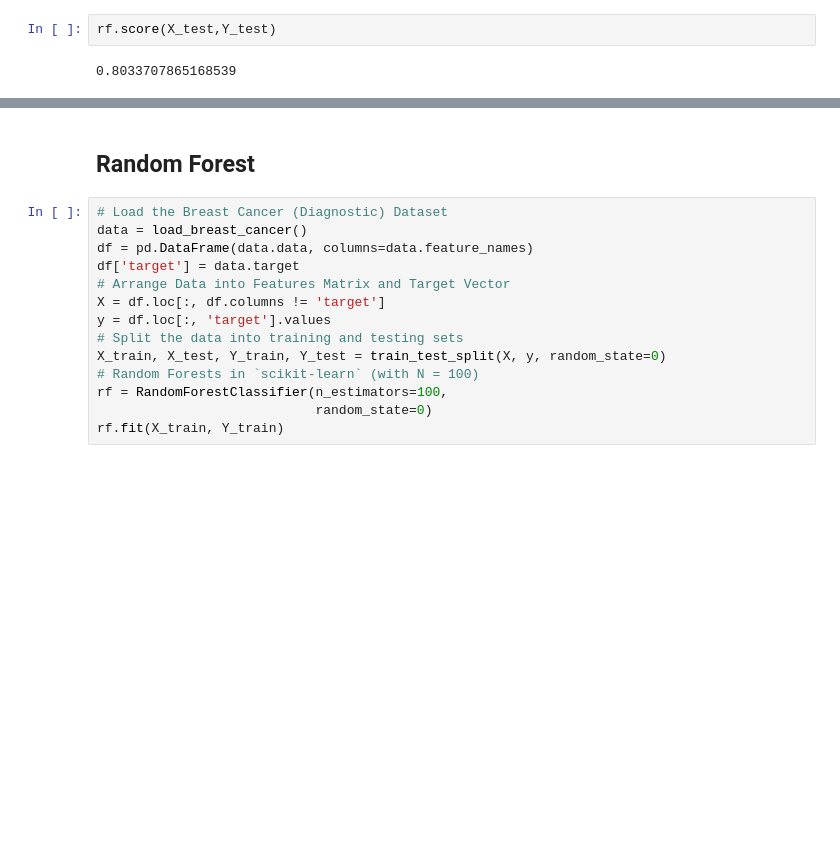
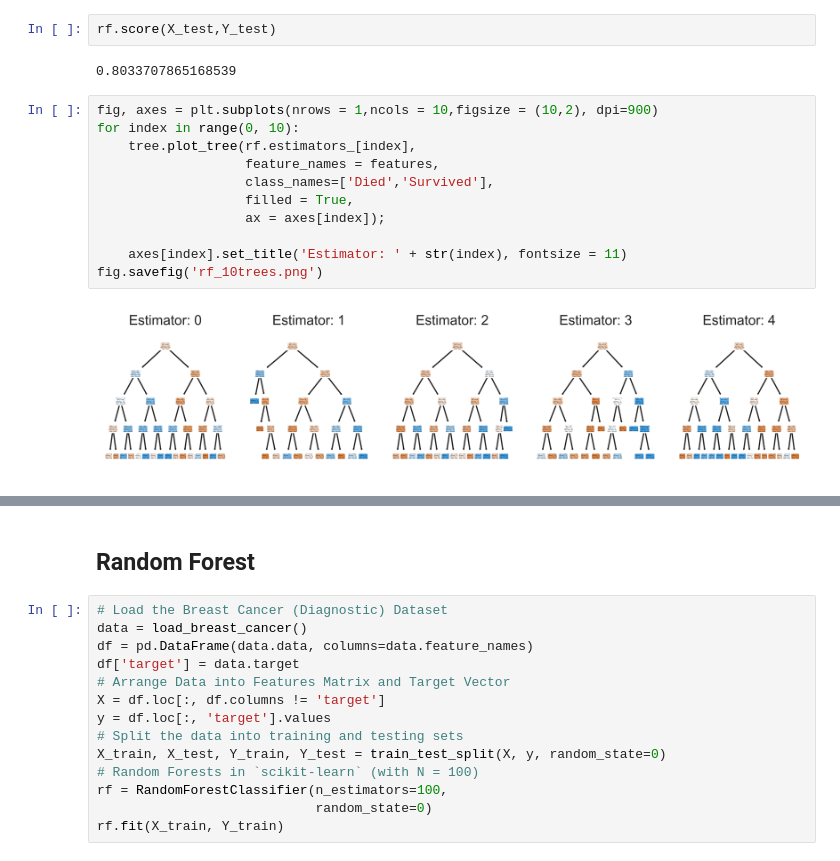
Before and after one commit to pbellot/FormationPANDAS, a Jupyter notebook: DecisionTrees.ipynb, the cells around one changed output, grey strips where cells are left out. Cells and saved outputs as stored; diff of their text form; blank space fills up the shorter version.

```diff
--- a/DecisionTrees.ipynb
+++ b/DecisionTrees.ipynb
@@ -488,3 +489,16 @@ RandomForestClassifier(max_depth=4, random_state=0)
 rf.score(X_test,Y_test)
 # %% [output]
 0.8033707865168539
+# %%
+fig, axes = plt.subplots(nrows = 1,ncols = 10,figsize = (10,2), dpi=900)
+for index in range(0, 10):
+    tree.plot_tree(rf.estimators_[index],
+                   feature_names = features,
+                   class_names=['Died','Survived'],
+                   filled = True,
+                   ax = axes[index]);
+
+    axes[index].set_title('Estimator: ' + str(index), fontsize = 11)
+fig.savefig('rf_10trees.png')
+# %% [output]
+[figure, added]
```
Also changed, not shown: parts of 4 cells of this notebook.
